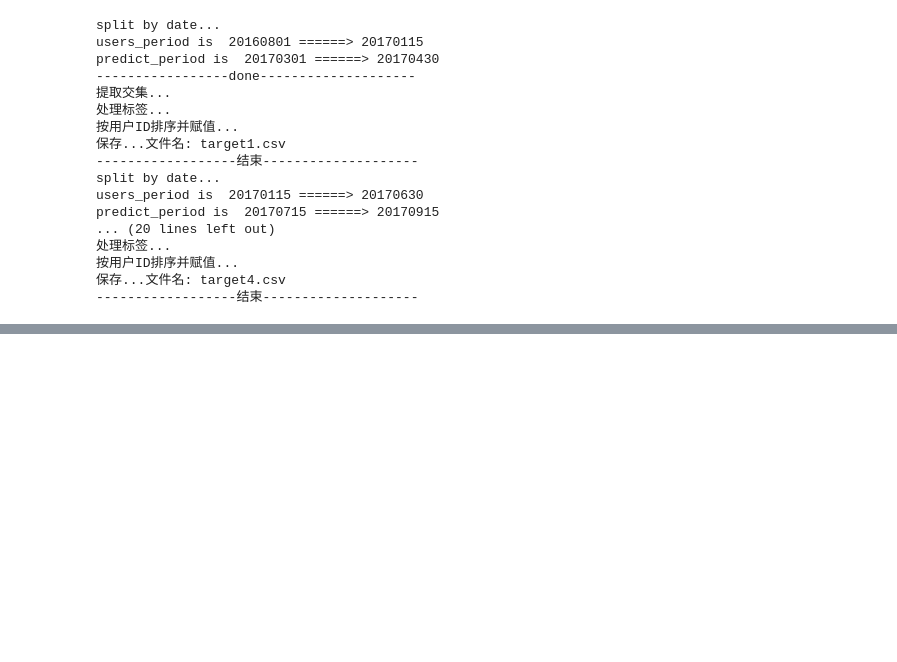
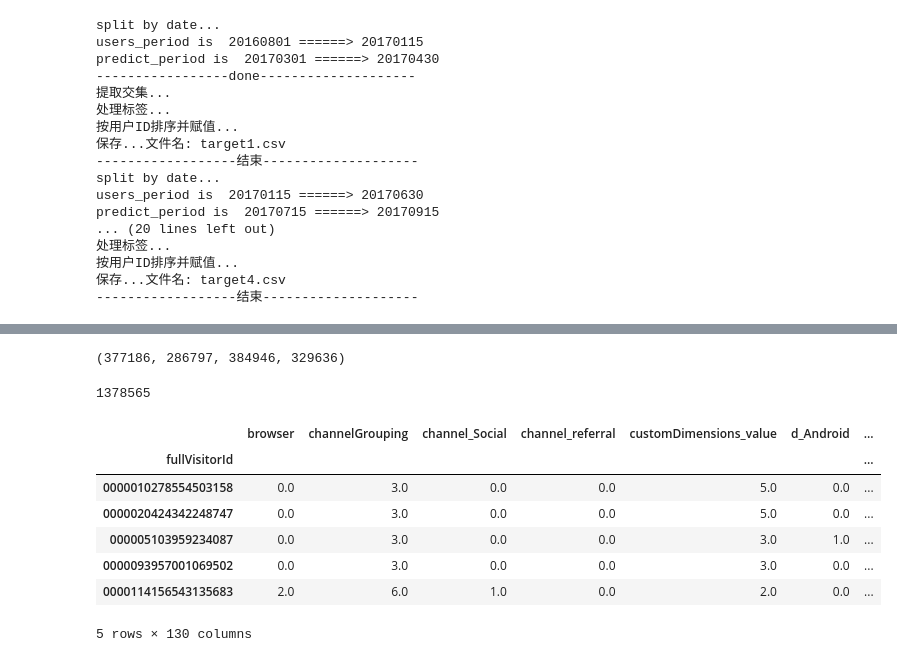
Before and after one commit to BaiTongZheng/GS_Prediction, a Jupyter notebook: DataCombine_and_BaseModel.ipynb, the cells around one changed output, grey strips where cells are left out. Cells and saved outputs as stored; diff of their text form; code cells hidden in the pictures; blank space fills up the shorter version.

```diff
--- a/DataCombine_and_BaseModel.ipynb
+++ b/DataCombine_and_BaseModel.ipynb
@@ -561,0 +568,13 @@ label_df = pd.concat([pred1,pred2,pred3,pred4],axis = 0)
+# %%
+# cat_cols
+# real_cols
+cat_agg1 = batch1[cat_cols+['fullVisitorId']].groupby('fullVisitorId').mean()
+cat_agg2 = batch2[cat_cols+['fullVisitorId']].groupby('fullVisitorId').mean()
+cat_agg3 = batch3[cat_cols+['fullVisitorId']].groupby('fullVisitorId').mean()
+cat_agg4 = batch4[cat_cols+['fullVisitorId']].groupby('fullVisitorId').mean()
+
+real_agg1 = batch1[real_cols+['fullVisitorId']].groupby('fullVisitorId').sum()
+real_agg2 = batch2[real_cols+['fullVisitorId']].groupby('fullVisitorId').sum()
+real_agg3 = batch3[real_cols+['fullVisitorId']].groupby('fullVisitorId').sum()
+real_agg4 = batch4[real_cols+['fullVisitorId']].groupby('fullVisitorId').sum()
+len(cat_agg1),len(real_agg1)
@@ -561,0 +596,4 @@ label_df = pd.concat([pred1,pred2,pred3,pred4],axis = 0)
+# %%
+len(train_data1),len(train_data2),len(train_data3),len(train_data4)
+# %% [output]
+(377186, 286797, 384946, 329636)
@@ -561,0 +607,15 @@ label_df = pd.concat([pred1,pred2,pred3,pred4],axis = 0)
+# %%
+len(train_fulldata)
+# %% [output]
+1378565
+# %%
+train_fulldata.head()
+# %% [output]
+|  | browser | channelGrouping | channel_Social | channel_referral | customDimensions_value | d_Android | ... |
+| fullVisitorId |  |  |  |  |  |  | ... |
+| 0000010278554503158 | 0.0 | 3.0 | 0.0 | 0.0 | 5.0 | 0.0 | ... |
+| 0000020424342248747 | 0.0 | 3.0 | 0.0 | 0.0 | 5.0 | 0.0 | ... |
+| 000005103959234087 | 0.0 | 3.0 | 0.0 | 0.0 | 3.0 | 1.0 | ... |
+| 0000093957001069502 | 0.0 | 3.0 | 0.0 | 0.0 | 3.0 | 0.0 | ... |
+| 0000114156543135683 | 2.0 | 6.0 | 1.0 | 0.0 | 2.0 | 0.0 | ... |
+5 rows × 130 columns
```
Also changed, not shown: parts of 26 cells of this notebook.
